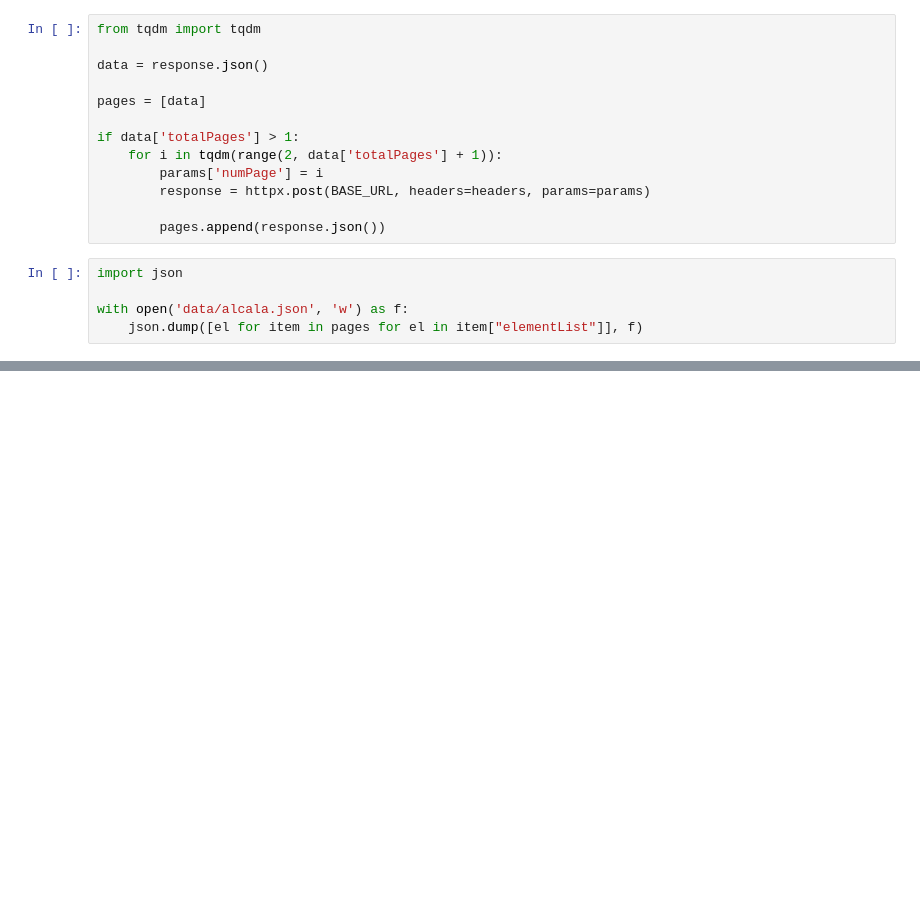
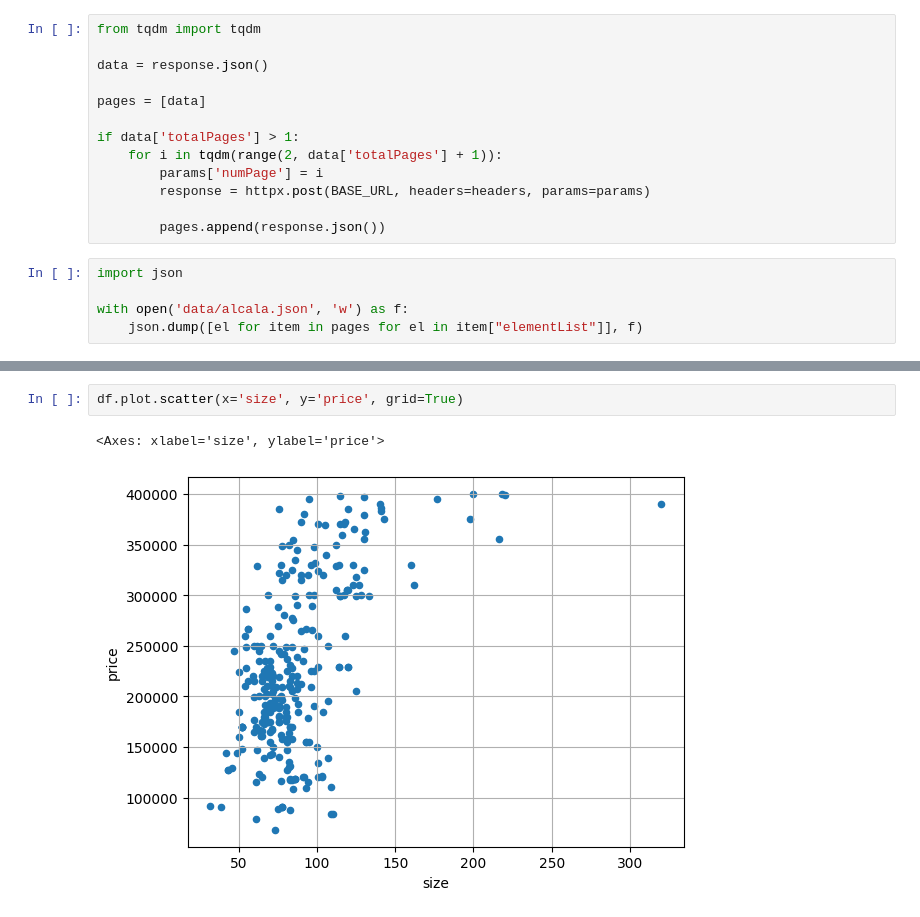
Before and after one commit to MiguelPuntoEs/idealista, a Jupyter notebook: main.ipynb, the cells around one changed output, grey strips where cells are left out. Saved outputs shown, nothing was run; the diff lists cells and outputs as text; blank space fills up the shorter version.

```diff
--- a/main.ipynb
+++ b/main.ipynb
@@ -70,0 +92,5 @@ with open('data/alcala.json', 'w') as f:
+# %%
+df.plot.scatter(x='size', y='price', grid=True)
+# %% [output]
+<Axes: xlabel='size', ylabel='price'>
+[figure, added]
```
Also changed, not shown: parts of 4 cells of this notebook, 2 other files.
